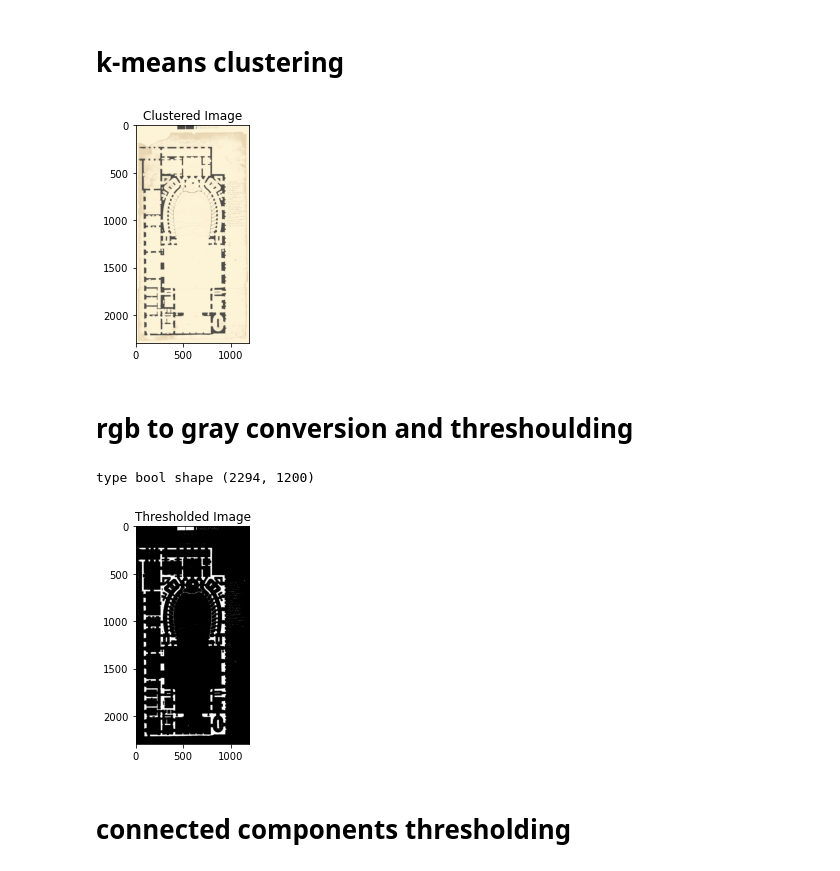
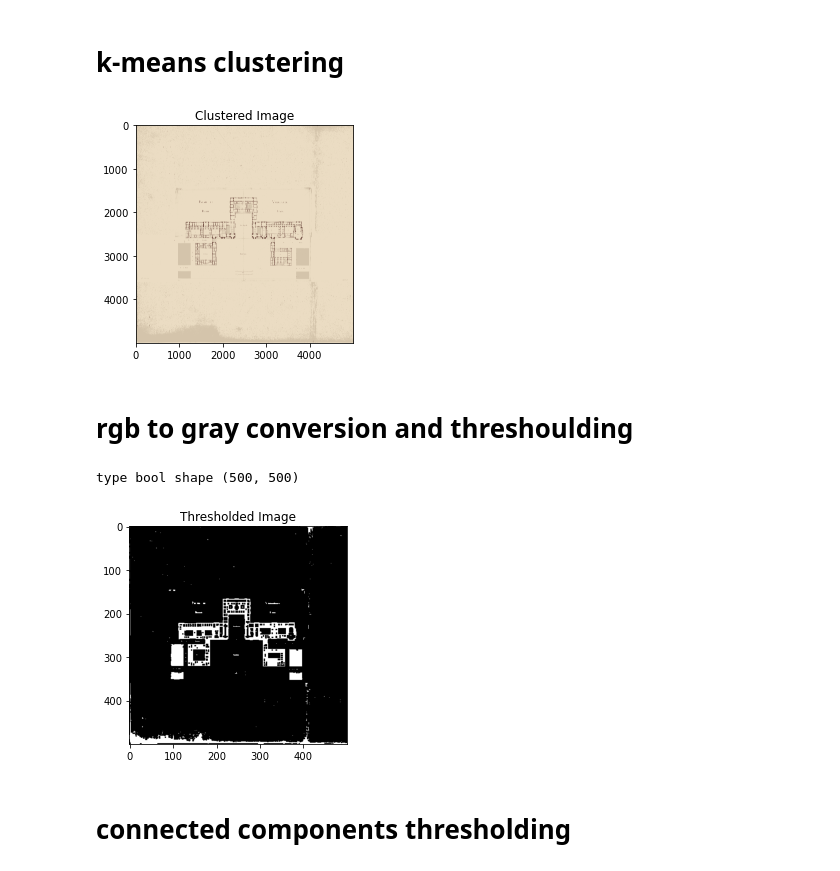
Before and after one commit to swaileh/Bw-Mask-Gen, a Jupyter notebook: Bw-Mask Generator.ipynb, the cells around one changed output. Cells and saved outputs as stored; diff of their text form; code cells hidden in the pictures.

```diff
--- a/Bw-Mask Generator.ipynb
+++ b/Bw-Mask Generator.ipynb
@@ -58,7 +81,7 @@ start_time = datetime.now()
 # image reading, correcting and downsampling
 # %%
 # Read input image
-img_name = 'FRAN_0153_1129'
+img_name = 'FRAN_0124_3926_L'
 original = imread('../'+img_name+'.jpg') #/img-08-12-2020/home/jordan/Bureau/Images_Versailles_M2
 
 # Contrast correction
@@ -74,10 +97,10 @@ gamma = math.log(mid*255)/math.log(mean)
 print(gamma)
 
 # do gamma correction
-original = np.power(original, gamma).clip(0,255).astype(np.uint8)
+imge = np.power(original, gamma).clip(0,255).astype(np.uint8)
 
 # Input image downsampling (50%)
-img = cv2.resize(original, None, fx=0.5, fy=0.5, interpolation = cv2.INTER_CUBIC)
+#img = cv2.resize(original, None, fx=1.0, fy=1.0, interpolation = cv2.INTER_CUBIC)
 
 # show corrections and down sampling results
 fig, axes = plt.subplots(1, 2, figsize=(8, 4))
@@ -85,7 +108,7 @@ ax = axes.ravel()
 
 ax[0].imshow(original)
 ax[0].set_title("Original image")
-ax[1].imshow(img, cmap=plt.cm.gray)
+ax[1].imshow(imge, cmap=plt.cm.gray)
 ax[1].set_title("Corrrected & Resized image")
 
 fig.tight_layout()
@@ -95,0 +160,11 @@ plt.show()
+# %%
+background  = Image.open('./background_Verspera.png').convert("RGBA")
+im_rgba = transparent(new_img)
+[x, y] = im_rgba.size
+background  = background .resize((x, y))
+background.paste(im_rgba, (0, 0, x, y), im_rgba)
+background = background.convert('RGB')
+new_im = np.asarray(background)
+#img = cv2.cvtColor(np.array(background), cv2.COLOR_RGB2BGR)
+#plt.imshow(img,cmap=plt.cm.gray)
+new_im
@@ -97,23 +190,23 @@ plt.show()
 # k-means clustering
 # %%
 # For clustering the image using k-means, we first need to convert it into a 2-dimensional array
-image_2D = img.reshape(img.shape[0]*img.shape[1], img.shape[2])/255
+image_2D = new_im.reshape(new_im.shape[0]*new_im.shape[1], new_im.shape[2])/255
 
 # Use KMeans clustering algorithm from sklearn.cluster to cluster pixels in image
 # tweak the cluster size and see what happens to the Output
 kmeans = KMeans(n_clusters=3, random_state=2).fit(image_2D)
 clustered = kmeans.cluster_centers_[kmeans.labels_]
 
 # Reshape back the image from 2D to 3D image
-clustered_3D = clustered.reshape(img.shape[0], img.shape[1], img.shape[2])
+clustered_3D = clustered.reshape(new_im.shape[0], new_im.shape[1], new_im.shape[2])
 
 # Show the result
 plt.imshow(clustered_3D, cmap=plt.cm.gray) #cmap=plt.cm.gray
 plt.imsave(img_name+"_k-means.jpg", clustered_3D, cmap=plt.cm.gray)
 plt.title('Clustered Image')
 plt.show()
 # %% [output]
-[figure, old version]
+[figure, new version]
 # %% [markdown]
 # rgb to gray conversion and threshoulding
 # %%
@@ -122,7 +215,7 @@ grayscale = rgb2gray(clustered_3D)
 
 # histogram equalization
 grayscale = exposure.equalize_adapthist(grayscale, clip_limit=0.03)
-
+plt.imsave("./images/"+img_name+".jpg", grayscale, cmap=plt.cm.gray)
 # iversion
 grayscale = util.invert(grayscale)
 
@@ -140,8 +233,8 @@ plt.imshow(mask, cmap=plt.cm.gray)
 plt.title('Thresholded Image')
 plt.show()
 # %% [output]
-type bool shape (2294, 1200)
+type bool shape (500, 500)
-[figure, old version]
+[figure, new version]
 # %% [markdown]
 # connected components thresholding
 # %%
```
Also changed, not shown: parts of 12 cells of this notebook, 59 other files.
